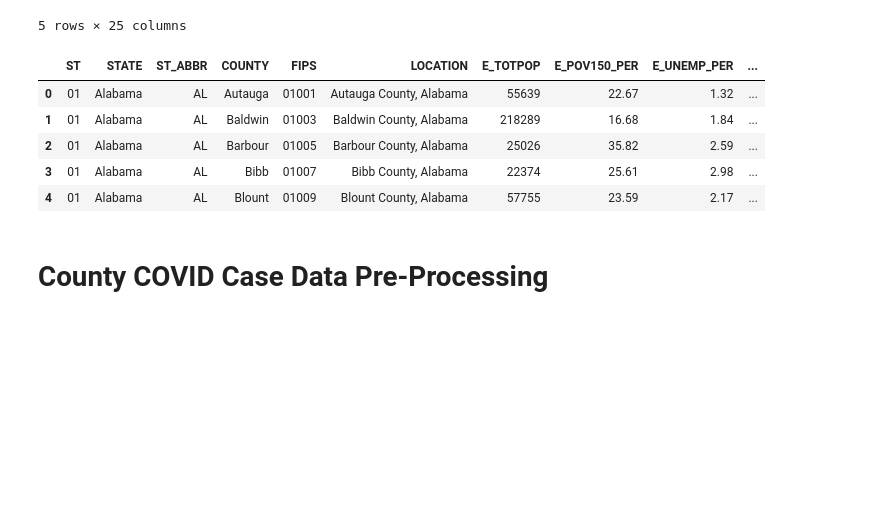
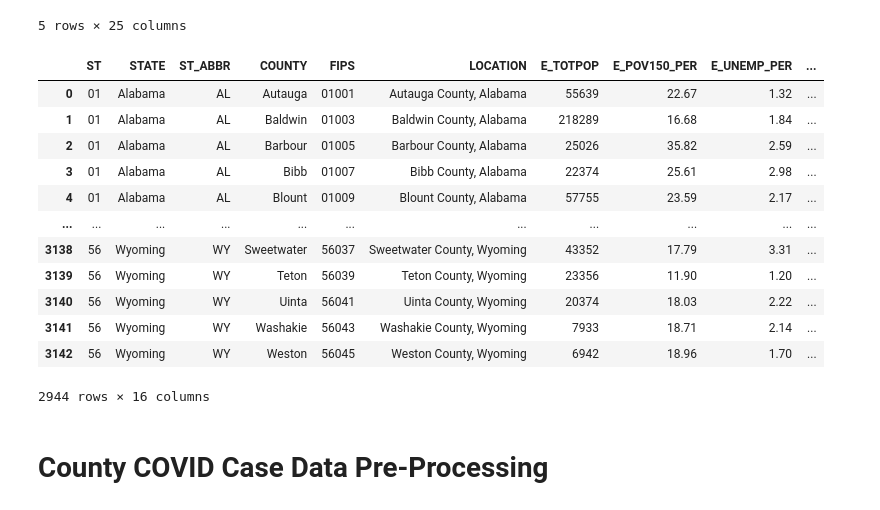
Before and after one commit to meeyoungPH/covid-deep-dive, a Jupyter notebook: static/data/mp/covid_svi_etl.ipynb, the cells around one changed output. Drawn from its saved outputs; the diff is of its cells as text; code cells hidden in the pictures; blank space fills up the shorter version.

Commit message:
cleaned county svi and case data

```diff
--- a/static/data/mp/covid_svi_etl.ipynb
+++ b/static/data/mp/covid_svi_etl.ipynb
@@ -98,15 +98,22 @@ See the caveats in the documentation: https://pandas.pydata.org/pandas-docs/stab
 # %%
 # drop columns
 svi_data_final = svi_df_filtered.drop(columns=['E_POV150','E_UNEMP','E_HBURD','E_NOHSDP','E_UNINSUR','E_AGE65','E_DISABL','E_SNGPNT','E_LIMENG'])
 
 # display data
-svi_data_final.head()
+svi_data_final
 # %% [output]
 |  | ST | STATE | ST_ABBR | COUNTY | FIPS | LOCATION | E_TOTPOP | E_POV150_PER | E_UNEMP_PER | ... |
 | 0 | 01 | Alabama | AL | Autauga | 01001 | Autauga County, Alabama | 55639 | 22.67 | 1.32 | ... |
 | 1 | 01 | Alabama | AL | Baldwin | 01003 | Baldwin County, Alabama | 218289 | 16.68 | 1.84 | ... |
 | 2 | 01 | Alabama | AL | Barbour | 01005 | Barbour County, Alabama | 25026 | 35.82 | 2.59 | ... |
 | 3 | 01 | Alabama | AL | Bibb | 01007 | Bibb County, Alabama | 22374 | 25.61 | 2.98 | ... |
 | 4 | 01 | Alabama | AL | Blount | 01009 | Blount County, Alabama | 57755 | 23.59 | 2.17 | ... |
+| ... | ... | ... | ... | ... | ... | ... | ... | ... | ... | ... |
+| 3138 | 56 | Wyoming | WY | Sweetwater | 56037 | Sweetwater County, Wyoming | 43352 | 17.79 | 3.31 | ... |
+| 3139 | 56 | Wyoming | WY | Teton | 56039 | Teton County, Wyoming | 23356 | 11.90 | 1.20 | ... |
+| 3140 | 56 | Wyoming | WY | Uinta | 56041 | Uinta County, Wyoming | 20374 | 18.03 | 2.22 | ... |
+| 3141 | 56 | Wyoming | WY | Washakie | 56043 | Washakie County, Wyoming | 7933 | 18.71 | 2.14 | ... |
+| 3142 | 56 | Wyoming | WY | Weston | 56045 | Weston County, Wyoming | 6942 | 18.96 | 1.70 | ... |
+2944 rows × 16 columns
 # %% [markdown]
 # County COVID Case Data Pre-Processing
```
Also changed, not shown: parts of 9 cells of this notebook, 4 other files.
